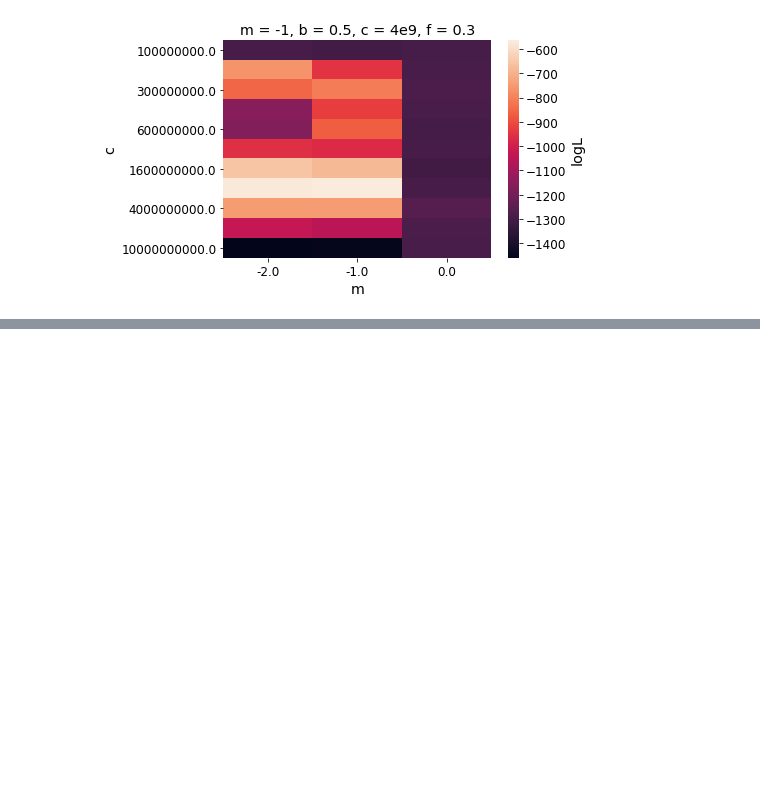
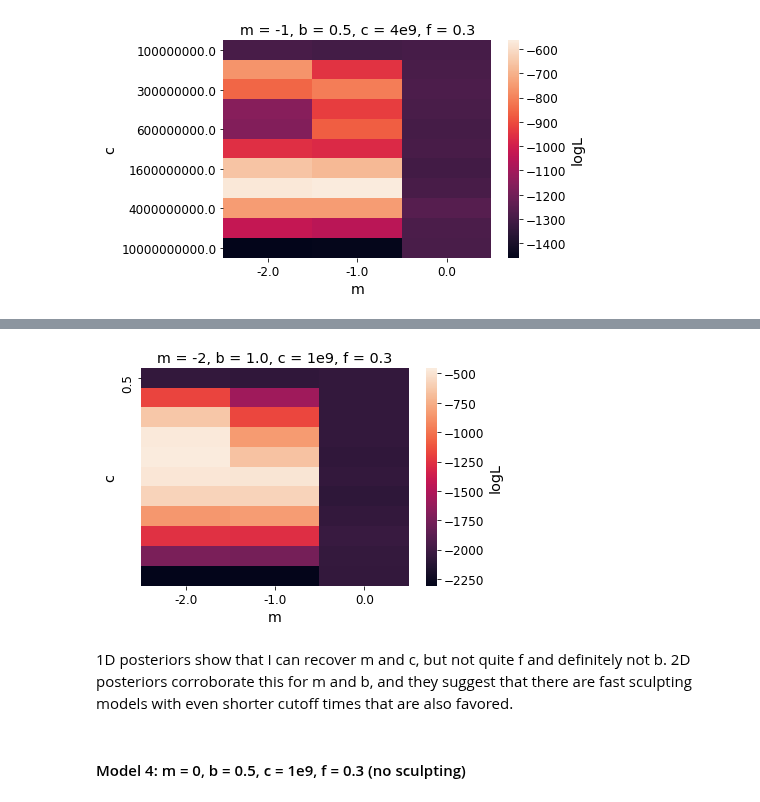
Before and after one commit to exoclam/mastrangelo, a Jupyter notebook: notebooks/injection-recovery.ipynb, the cells around one changed output, grey strips where cells are left out. Saved outputs shown, nothing was run; the diff lists cells and outputs as text; code cells hidden in the pictures; blank space fills up the shorter version.

```diff
--- a/notebooks/injection-recovery.ipynb
+++ b/notebooks/injection-recovery.ipynb
@@ -306,0 +405,19 @@ piv
+# %%
+piv = model_logLs.groupby(['m','b','c']).mean('logL').reset_index().groupby(['m','c']).sum('logL').reset_index()
+
+piv = piv.pivot("c","m","logL") # vs logged_normalized_likelihood
+#print(np.nanmin(piv.values), np.nanmax(piv.values), np.nansum(piv.values), np.nansum(np.log(piv.values)), np.log(np.nansum(piv.values)))
+#print(np.log(np.nanmin(piv.values)), np.log(np.nanmax(piv.values)))
+
+fig, ax = plt.subplots()
+sns.heatmap(piv, yticklabels=model_logLs.b.unique().round(1), cbar_kws={'label': 'logL'})
+#sns.heatmap(piv, vmin=-455, vmax=-17.9)
+ax.set_yticks(ax.get_yticks()[::2]) # sample every other tick, for cleanness
+plt.title('m = -2, b = 1.0, c = 1e9, f = 0.3')
+plt.show()
+# %% [output]
+[figure, added]
+# %% [markdown]
+1D posteriors show that I can recover m and c, but not quite f and definitely not b. 2D posteriors corroborate this for m and b, and they suggest that there are fast sculpting models with even shorter cutoff times that are also favored.
+# %% [markdown]
+#### Model 4: m = 0, b = 0.5, c = 1e9, f = 0.3 (no sculpting)
```
Also changed, not shown: parts of 17 cells of this notebook, 1 other file.
